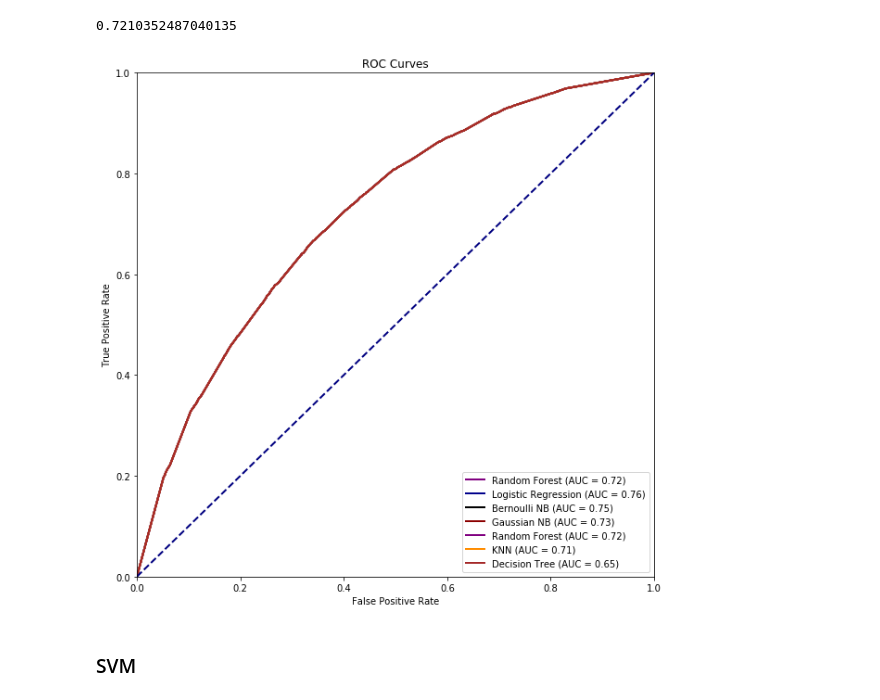
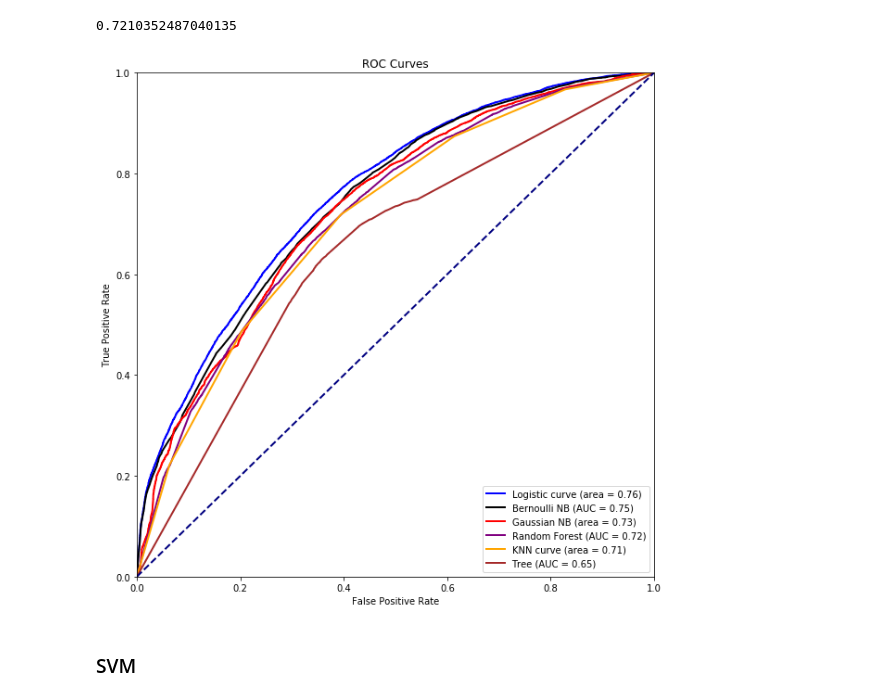
Before and after one commit to natashaborders-zz/Predicting_Kickstarter_Campaign_Success, a Jupyter notebook: Exploratory_Data_Analysis_Workbooks/Model_Comparison_Initial.ipynb, the cells around one changed output. Cells and saved outputs as stored; diff of their text form; code cells hidden in the pictures.

```diff
--- a/Exploratory_Data_Analysis_Workbooks/Model_Comparison_Initial.ipynb
+++ b/Exploratory_Data_Analysis_Workbooks/Model_Comparison_Initial.ipynb
@@ -281,9 +280,9 @@ weighted avg       0.69      0.68      0.68     41410
 Bernoulli score: 0.683217
 # %%
 y_score = bernoulli.predict_proba(X_val)[:, 1]
-fpr, tpr, auc_thresholds = roc_curve(y_val, y_score)
-roc_auc_bernoulli = auc(fpr, tpr)
-print(auc(fpr, tpr))
+bernoulli_fpr, bernoulli_tpr, auc_thresholds = roc_curve(y_val, y_score)
+roc_auc_bernoulli = auc(bernoulli_fpr, bernoulli_tpr)
+print(auc(bernoulli_fpr, bernoulli_tpr))
 # %% [output]
 0.7456059063499068
 # %%
@@ -343,9 +342,9 @@ weighted avg       0.64      0.64      0.64     41410
 Tree score: 0.635837
 # %%
 y_score = tree.predict_proba(X_val)[:, 1]
-fpr, tpr, auc_thresholds = roc_curve(y_val, y_score)
-roc_auc_tree = auc(fpr, tpr)
-print(auc(fpr, tpr))
+tree_fpr, tree_tpr, auc_thresholds = roc_curve(y_val, y_score)
+roc_auc_tree = auc(tree_fpr, tree_tpr)
+print(auc(tree_fpr, tree_tpr))
 # %% [output]
 0.6466547876744451
 # %%
@@ -408,35 +407,34 @@ weighted avg       0.66      0.66      0.66     41410
 Forest score: 0.663680
 # %%
 y_score = forest.predict_proba(X_val)[:, 1]
-fpr, tpr, auc_thresholds = roc_curve(y_val, y_score)
-roc_auc_forest = auc(fpr, tpr)
-print(auc(fpr, tpr))
+forest_fpr, forest_tpr, auc_thresholds = roc_curve(y_val, y_score)
+roc_auc_forest = auc(forest_fpr, forest_tpr)
+print(auc(forest_fpr, forest_tpr))
 # %% [output]
 0.7210352487040135
 # %%
 plt.figure(figsize=(10,10))
 lw = 2
-plt.plot(fpr, tpr, color='purple',
+
+plt.plot(logistic_fpr, logistic_tpr, color='blue',
+         lw=lw, label='Logistic curve (area = %0.2f)' % roc_auc_logistic)
+plt.plot(bernoulli_fpr, bernoulli_tpr, color='black',
+         lw=lw, label='Bernoulli NB (AUC = %0.2f)' % roc_auc_bernoulli)
+plt.plot(gaussian_fpr, gaussian_tpr, color='red',
+         lw=lw, label='Gaussian NB (area = %0.2f)' % roc_auc_gaussian)
+plt.plot(forest_fpr, forest_tpr, color='purple',
          lw=lw, label='Random Forest (AUC = %0.2f)' % roc_auc_forest)
-plt.plot(fpr, tpr, color='darkblue',
-         lw=lw, label='Logistic Regression (AUC = %0.2f)' % roc_auc_logistic)
-plt.plot(fpr, tpr, color='black',
-         lw=lw, label='Bernoulli NB (AUC = %0.2f)' % roc_auc_bernoulli)
-plt.plot(fpr, tpr, color='darkred',
-         lw=lw, label='Gaussian NB (AUC = %0.2f)' % roc_auc_gaussian)
-plt.plot(fpr, tpr, color='purple',
-         lw=lw, label='Random Forest (AUC = %0.2f)' % roc_auc_forest)
-plt.plot(fpr, tpr, color='darkorange',
-         lw=lw, label='KNN (AUC = %0.2f)' % roc_auc_knn)
-plt.plot(fpr, tpr, color='brown',
-         lw=lw, label='Decision Tree (AUC = %0.2f)' % roc_auc_tree)
+plt.plot(knn_fpr, knn_tpr, color='orange',
+         lw=lw, label='KNN curve (area = %0.2f)' % roc_auc_knn)
+plt.plot(tree_fpr, tree_tpr, color='brown',
+         lw=lw, label='Tree (AUC = %0.2f)' % roc_auc_tree)
 plt.plot([0, 1], [0, 1], color='navy', lw=lw, linestyle='--')
 plt.xlim([0.0, 1.0])
 plt.ylim([0.0, 1.0])
 plt.xlabel('False Positive Rate')
 plt.ylabel('True Positive Rate')
 plt.title('ROC Curves')
 plt.legend(loc="lower right")
 plt.show()
 # %% [output]
-[figure, old version]
+[figure, new version]
```
Also changed, not shown: parts of 10 cells of this notebook, 3 other files.
